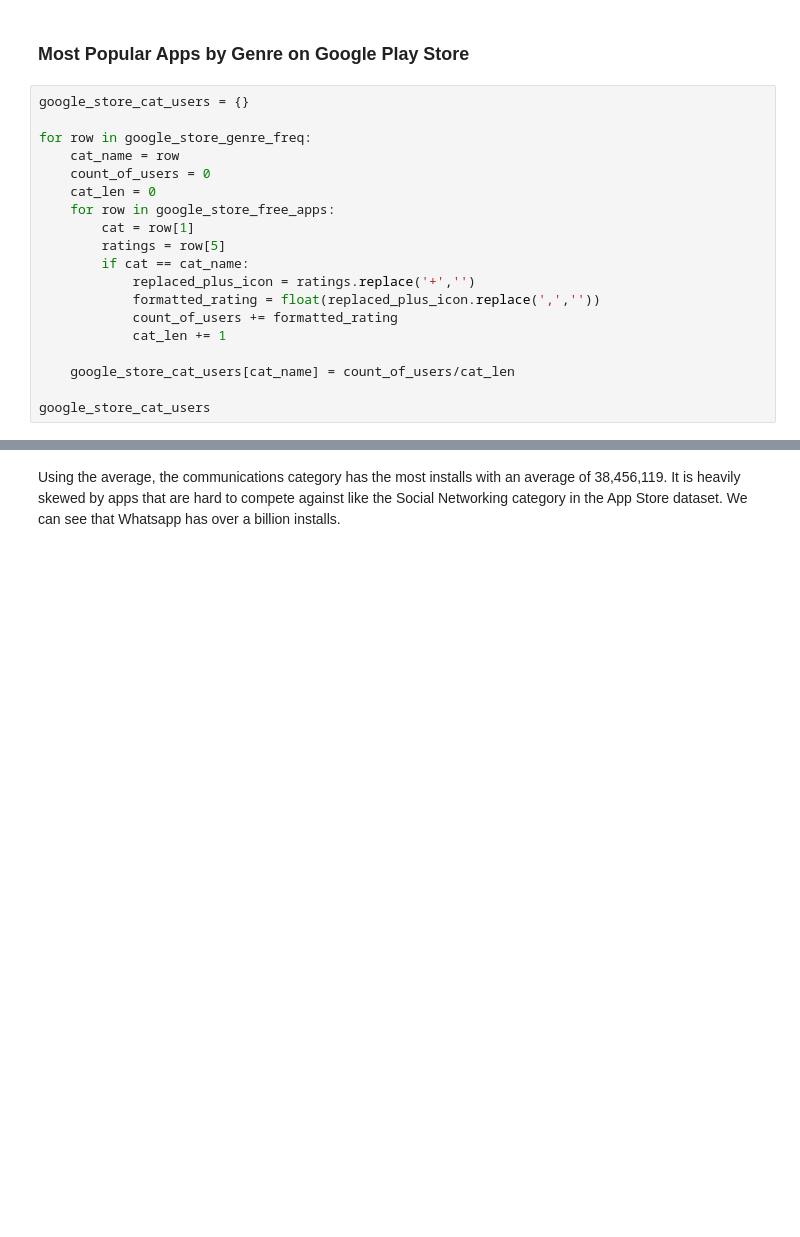
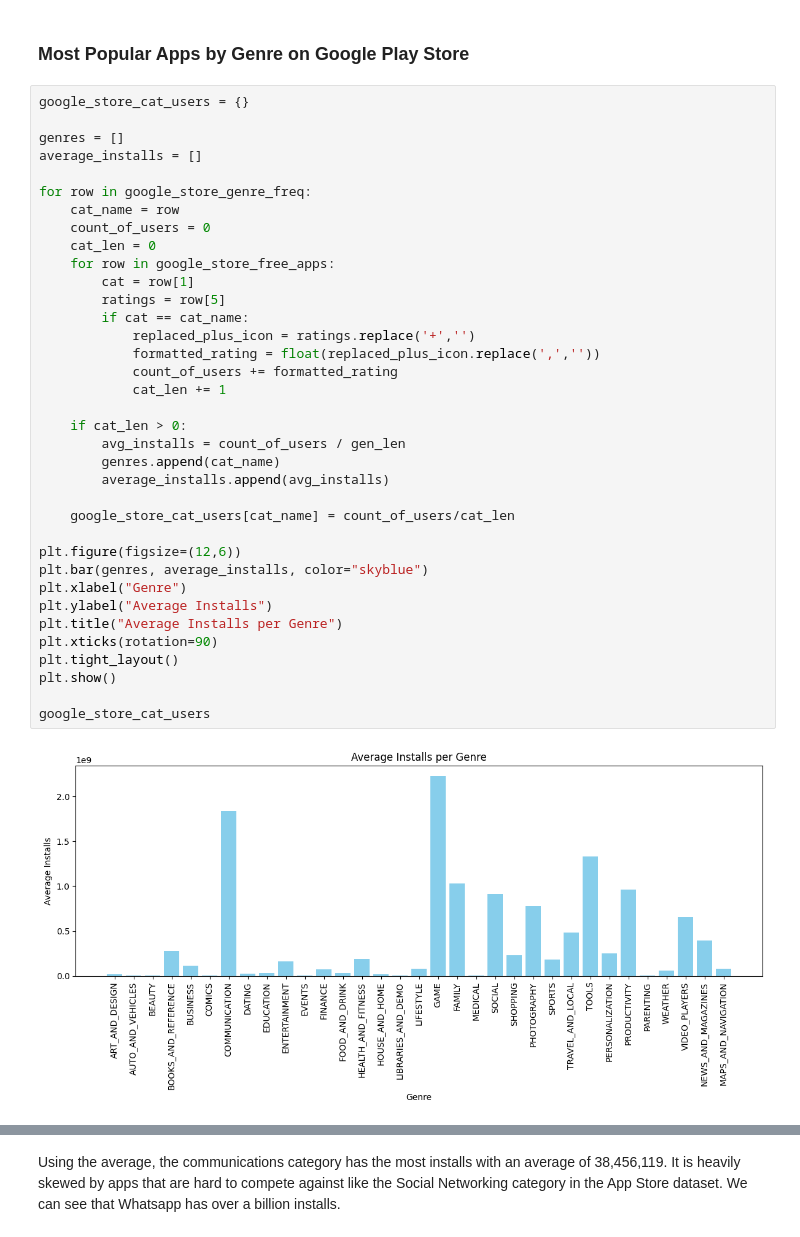
Before and after one commit to mukul-pixel/app_recommendation_analysis, a Jupyter notebook: Basics.ipynb, the cells around one changed output, grey strips where cells are left out. Saved outputs shown, nothing was run; the diff lists cells and outputs as text; blank space fills up the shorter version.

```diff
--- a/Basics.ipynb
+++ b/Basics.ipynb
@@ -614,24 +633,42 @@ Now let's analyse the Google Play Store dataset
 ### Most Popular Apps by Genre on Google Play Store
 # %%
 google_store_cat_users = {}
+
+genres = []
+average_installs = []
 
 for row in google_store_genre_freq:
     cat_name = row
     count_of_users = 0
     cat_len = 0
     for row in google_store_free_apps:
         cat = row[1]
         ratings = row[5]
         if cat == cat_name:
             replaced_plus_icon = ratings.replace('+','')
             formatted_rating = float(replaced_plus_icon.replace(',',''))
             count_of_users += formatted_rating
             cat_len += 1
 
+    if cat_len > 0:
+        avg_installs = count_of_users / gen_len
+        genres.append(cat_name)
+        average_installs.append(avg_installs)
+
     google_store_cat_users[cat_name] = count_of_users/cat_len
 
+plt.figure(figsize=(12,6))
+plt.bar(genres, average_installs, color="skyblue")
+plt.xlabel("Genre")
+plt.ylabel("Average Installs")
+plt.title("Average Installs per Genre")
+plt.xticks(rotation=90)
+plt.tight_layout()
+plt.show()
+
 google_store_cat_users
 # %% [output]
+[figure, added]
 {'ART_AND_DESIGN': 1986335.0877192982,
  'AUTO_AND_VEHICLES': 647317.8170731707,
  'BEAUTY': 513151.88679245283,
```
Also changed, not shown: parts of 1 cell of this notebook.
